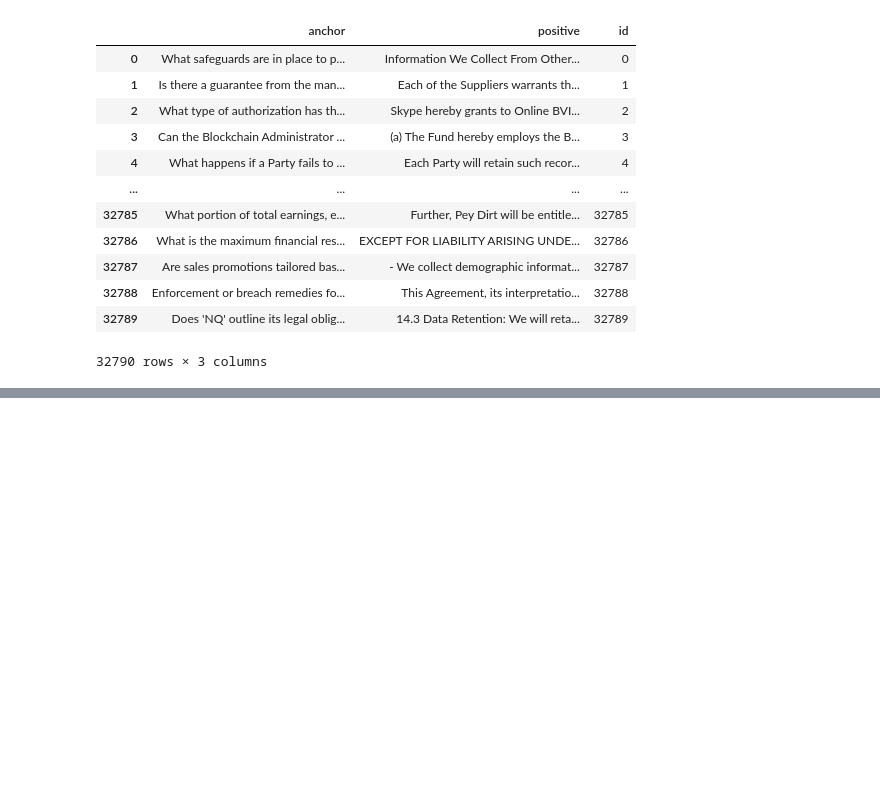
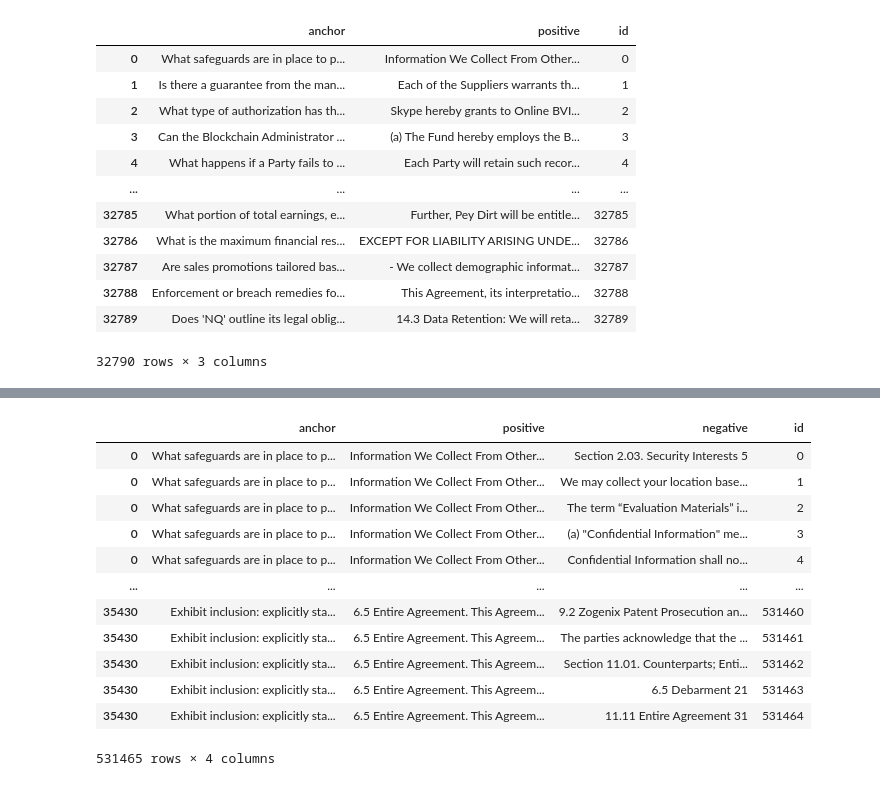
Before and after one commit to CNUClasses/embeddings, a Jupyter notebook: data/convert_to_json.ipynb, the cells around one changed output, grey strips where cells are left out. Cells and saved outputs as stored; diff of their text form; code cells hidden in the pictures; blank space fills up the shorter version.

```diff
--- a/data/convert_to_json.ipynb
+++ b/data/convert_to_json.ipynb
@@ -221,0 +267,2 @@ pd.read_json("trn.json", orient="records",lines=True)
+# %%
+trneval=pd.read_json("trneval_withHN_FLAG.json", orient="records",lines=True)
@@ -221,0 +278,21 @@ pd.read_json("trn.json", orient="records",lines=True)
+# %%
+df=trneval.explode('neg')
+df=df.explode('pos')
+df.rename(columns={'query':'anchor','pos':'positive','neg':'negative'}, inplace=True)
+id=range(len(df))
+df['id']=id
+df
+# %% [output]
+|  | anchor | positive | negative | id |
+| 0 | What safeguards are in place to p... | Information We Collect From Other... | Section 2.03. Security Interests 5 | 0 |
+| 0 | What safeguards are in place to p... | Information We Collect From Other... | We may collect your location base... | 1 |
+| 0 | What safeguards are in place to p... | Information We Collect From Other... | The term “Evaluation Materials” i... | 2 |
+| 0 | What safeguards are in place to p... | Information We Collect From Other... | (a) "Confidential Information" me... | 3 |
+| 0 | What safeguards are in place to p... | Information We Collect From Other... | Confidential Information shall no... | 4 |
+| ... | ... | ... | ... | ... |
+| 35430 | Exhibit inclusion: explicitly sta... | 6.5 Entire Agreement. This Agreem... | 9.2 Zogenix Patent Prosecution an... | 531460 |
+| 35430 | Exhibit inclusion: explicitly sta... | 6.5 Entire Agreement. This Agreem... | The parties acknowledge that the ... | 531461 |
+| 35430 | Exhibit inclusion: explicitly sta... | 6.5 Entire Agreement. This Agreem... | Section 11.01. Counterparts; Enti... | 531462 |
+| 35430 | Exhibit inclusion: explicitly sta... | 6.5 Entire Agreement. This Agreem... | 6.5 Debarment 21 | 531463 |
+| 35430 | Exhibit inclusion: explicitly sta... | 6.5 Entire Agreement. This Agreem... | 11.11 Entire Agreement 31 | 531464 |
+531465 rows × 4 columns
```
Also changed, not shown: parts of 6 cells of this notebook, 10 other files.
